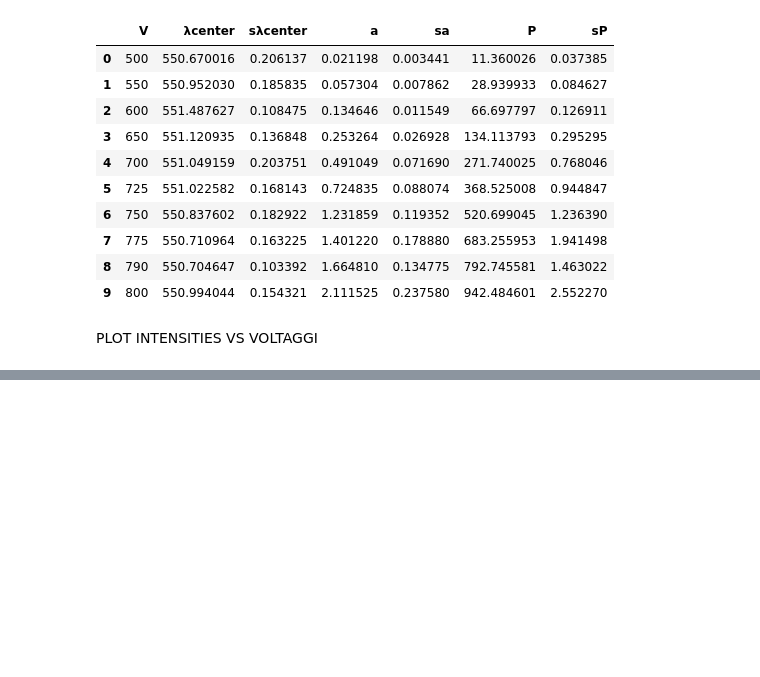
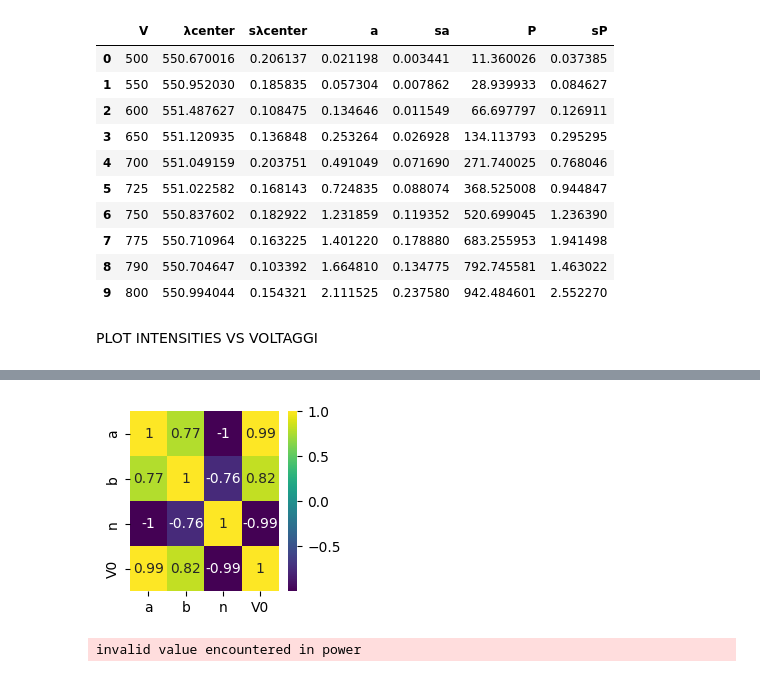
Before and after one commit to CarminatiGiovanni/LaboratorioBiofisica, a Jupyter notebook: FLUO1/5_guadagno_fototubo.ipynb, the cells around one changed output, grey strips where cells are left out. Drawn from its saved outputs; the diff is of its cells as text; code cells hidden in the pictures; blank space fills up the shorter version.

```diff
--- a/FLUO1/5_guadagno_fototubo.ipynb
+++ b/FLUO1/5_guadagno_fototubo.ipynb
@@ -186,0 +148,64 @@ n:  3.25 ± 0.16
+# %%
+import seaborn as sns
+
+param_names = ['a', 'b', 'n','V0']
+
+pcov_normalized = pcov / np.outer(np.sqrt(np.diag(pcov)), np.sqrt(np.diag(pcov)))
+
+plt.figure(figsize=(8, 6))
+sns.heatmap(pcov_normalized, annot=True, cmap="viridis",
+            xticklabels=param_names, yticklabels=param_names)
+#plt.title("Covariance Matrix")
+plt.tight_layout()
+plt.gcf().set_size_inches(2, 2)
+plt.show()
+# %% [output]
+[figure, added]
+# %%
+fig = go.Figure()
+
+fig.add_trace(go.Scatter(
+    x=V,
+    y=F,
+    mode='markers',
+    name='Intensity',
+    error_y=dict(
+        type='data',
+        array=sF,
+        visible=True
+    )
+))
+
+fit_x = np.linspace(V.min(), V.max()+20, 1000)
+fit_y = fit_functon(fit_x, *popt)
+
+fig.add_trace(go.Scatter(
+    x=fit_x,
+    y=fit_y,
+    mode='lines',
+    name='Fit Line',
+    line=dict(color='red')
+))
+
+fig.update_layout(
+    #xaxis_title='Voltage (V)',
+    yaxis_title='Intensità (a.u.)',
+    xaxis_title='Voltaggio [V]',
+    # title='Intensity vs Voltage',
+    width=800,
+    height=600,
+    # xaxis_type='log',
+    #yaxis_type='log'
+    legend=dict(
+        x=0.01,
+        y=0.99,
+        xanchor='left',
+        yanchor='top'
+    )
+)
+
+fig.write_html(dir_path + '/html/plotly_fototubo_fit.html')
+fig.write_image(dir_path + '/images/plotly_fototubo_fit.png')
+fig.show()
+# %% [output]
+invalid value encountered in power
```
Also changed, not shown: parts of 2 cells of this notebook, 16 other files.
